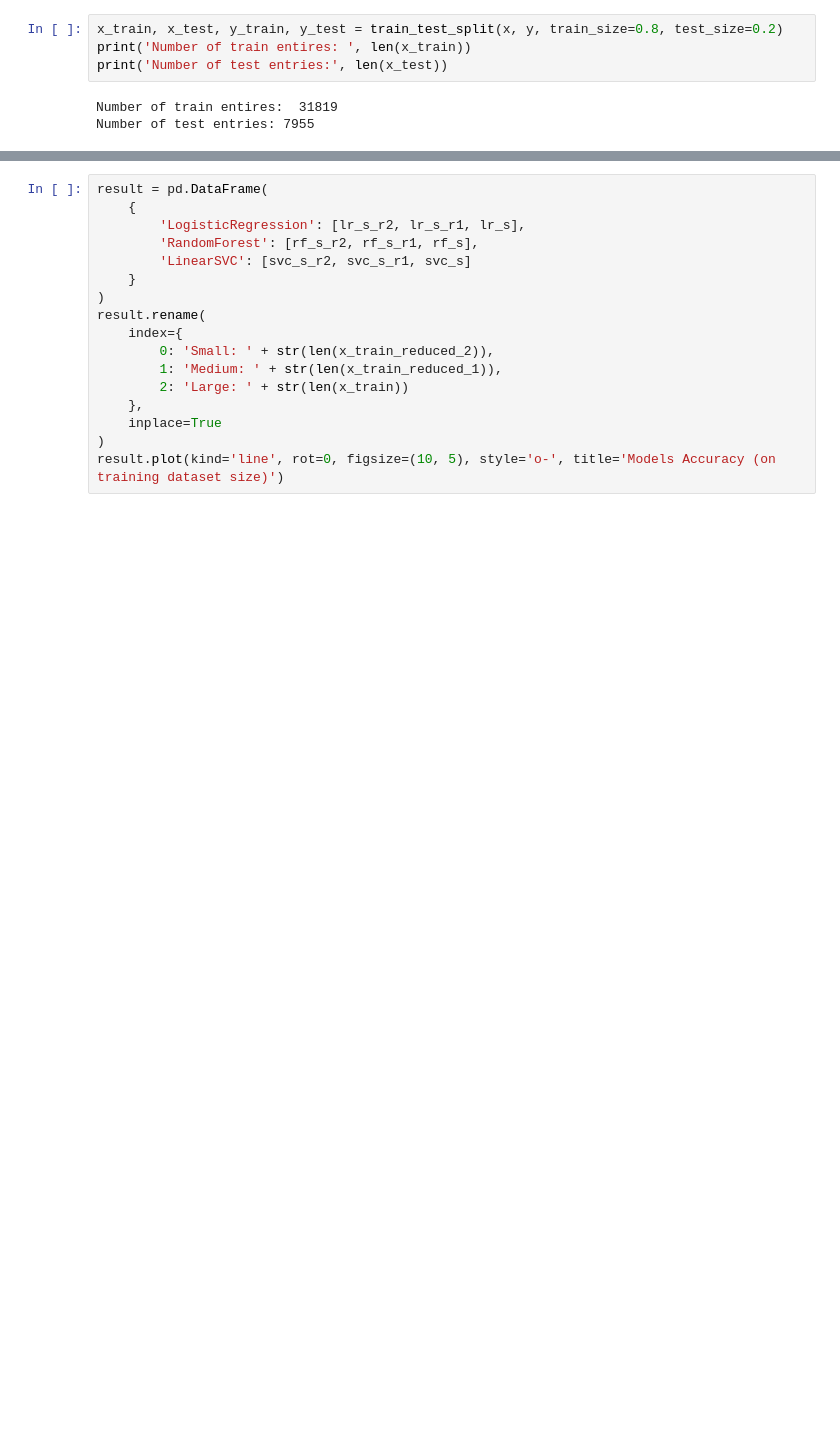
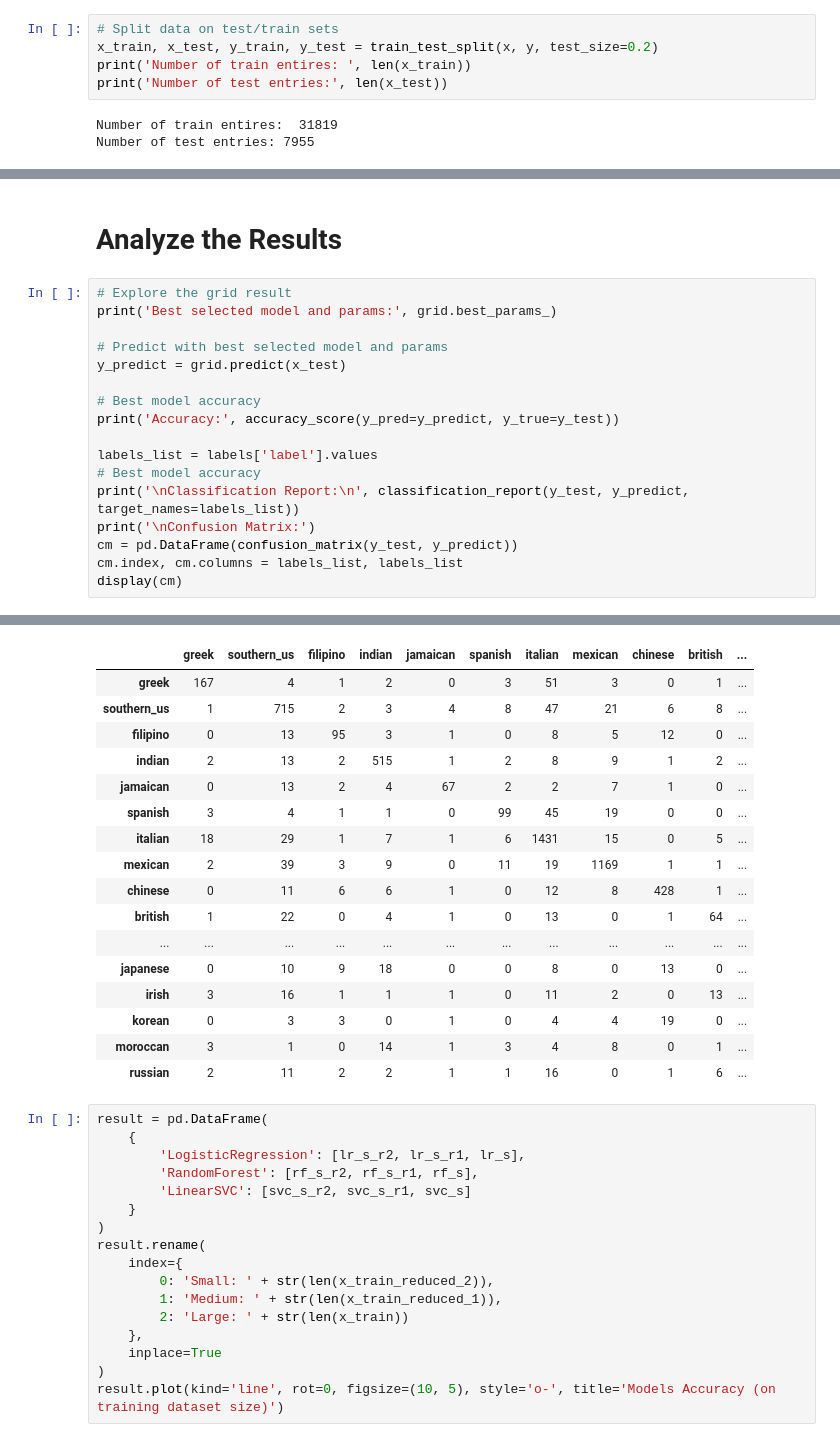
Before and after one commit to herman2lv/bh_ds_2, a Jupyter notebook: module1.ipynb, the cells around one changed output, grey strips where cells are left out. Saved outputs shown, nothing was run; the diff lists cells and outputs as text; blank space fills up the shorter version.

```diff
--- a/module1.ipynb
+++ b/module1.ipynb
@@ -92,5 +125,6 @@ x = np.array(x)
 # %%
-x_train, x_test, y_train, y_test = train_test_split(x, y, train_size=0.8, test_size=0.2)
+# Split data on test/train sets
+x_train, x_test, y_train, y_test = train_test_split(x, y, test_size=0.2)
 print('Number of train entires: ', len(x_train))
 print('Number of test entries:', len(x_test))
 # %% [output]
@@ -189,0 +197,20 @@ svc_s_r2 = modelSVC_r2.score(x_test, y_test)
+# %% [markdown]
+# Analyze the Results
+# %%
+# Explore the grid result
+print('Best selected model and params:', grid.best_params_)
+
+# Predict with best selected model and params
+y_predict = grid.predict(x_test)
+
+# Best model accuracy
+print('Accuracy:', accuracy_score(y_pred=y_predict, y_true=y_test))
+
+labels_list = labels['label'].values
+# Best model accuracy
+print('\nClassification Report:\n', classification_report(y_test, y_predict, target_names=labels_list))
+print('\nConfusion Matrix:')
+cm = pd.DataFrame(confusion_matrix(y_test, y_predict))
+cm.index, cm.columns = labels_list, labels_list
+display(cm)
+# %% [output]
@@ -190,3 +234,20 @@ svc_s_r2 = modelSVC_r2.score(x_test, y_test)
+|  | greek | southern_us | filipino | indian | jamaican | spanish | italian | mexican | chinese | british | ... |
+| greek | 167 | 4 | 1 | 2 | 0 | 3 | 51 | 3 | 0 | 1 | ... |
+| southern_us | 1 | 715 | 2 | 3 | 4 | 8 | 47 | 21 | 6 | 8 | ... |
+| filipino | 0 | 13 | 95 | 3 | 1 | 0 | 8 | 5 | 12 | 0 | ... |
+| indian | 2 | 13 | 2 | 515 | 1 | 2 | 8 | 9 | 1 | 2 | ... |
+| jamaican | 0 | 13 | 2 | 4 | 67 | 2 | 2 | 7 | 1 | 0 | ... |
+| spanish | 3 | 4 | 1 | 1 | 0 | 99 | 45 | 19 | 0 | 0 | ... |
+| italian | 18 | 29 | 1 | 7 | 1 | 6 | 1431 | 15 | 0 | 5 | ... |
+| mexican | 2 | 39 | 3 | 9 | 0 | 11 | 19 | 1169 | 1 | 1 | ... |
+| chinese | 0 | 11 | 6 | 6 | 1 | 0 | 12 | 8 | 428 | 1 | ... |
+| british | 1 | 22 | 0 | 4 | 1 | 0 | 13 | 0 | 1 | 64 | ... |
+| ... | ... | ... | ... | ... | ... | ... | ... | ... | ... | ... | ... |
+| japanese | 0 | 10 | 9 | 18 | 0 | 0 | 8 | 0 | 13 | 0 | ... |
+| irish | 3 | 16 | 1 | 1 | 1 | 0 | 11 | 2 | 0 | 13 | ... |
+| korean | 0 | 3 | 3 | 0 | 1 | 0 | 4 | 4 | 19 | 0 | ... |
+| moroccan | 3 | 1 | 0 | 14 | 1 | 3 | 4 | 8 | 0 | 1 | ... |
+| russian | 2 | 11 | 2 | 2 | 1 | 1 | 16 | 0 | 1 | 6 | ... |
 # %%
 result = pd.DataFrame(
     {
```
Also changed, not shown: parts of 32 cells of this notebook.
